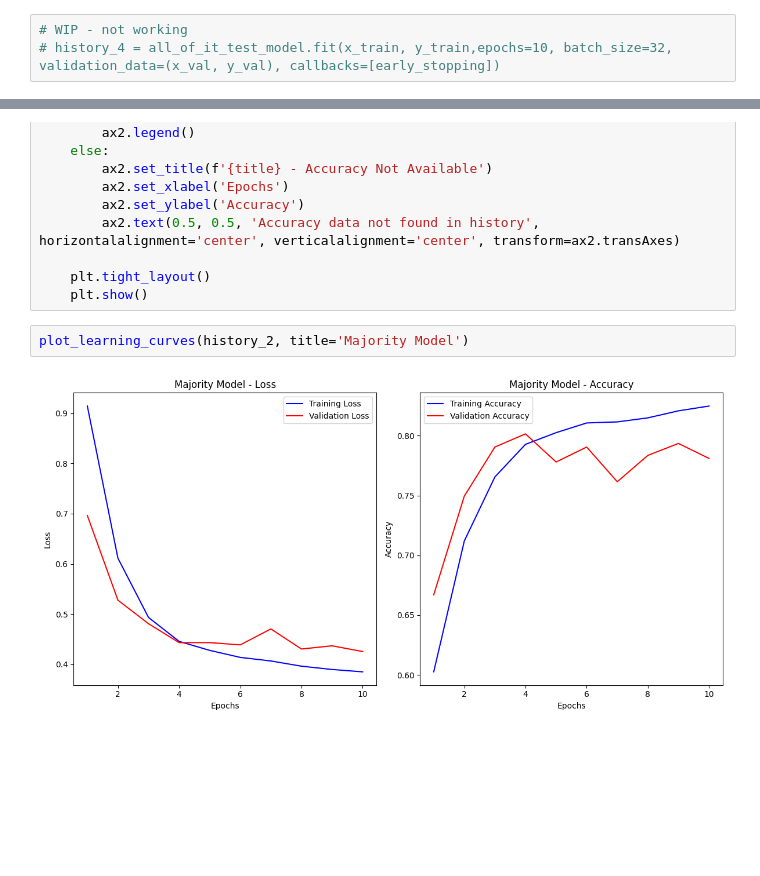
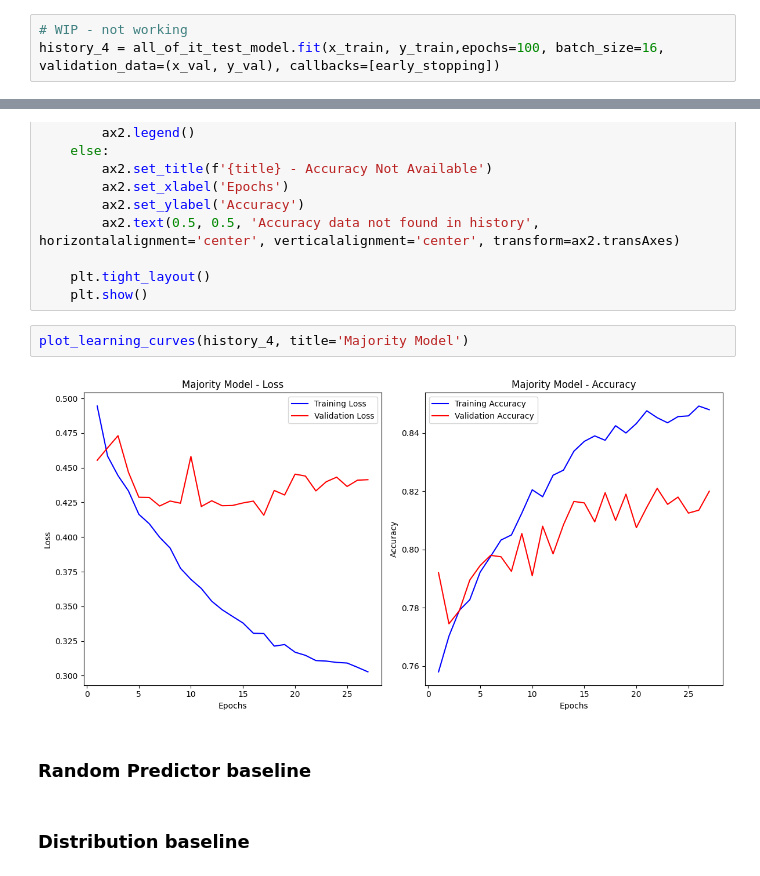
Before and after one commit to wilhelm-lab/dlomix, a Jupyter notebook: model_dev.ipynb, the cells around one changed output, grey strips where cells are left out. Drawn from its saved outputs; the diff is of its cells as text; blank space fills up the shorter version.

```diff
--- a/model_dev.ipynb
+++ b/model_dev.ipynb
@@ -152,3 +135,3 @@ Epoch 10/10
 # %%
 # WIP - not working
-# history_4 = all_of_it_test_model.fit(x_train, y_train,epochs=10, batch_size=32, validation_data=(x_val, y_val), callbacks=[early_stopping])
+history_4 = all_of_it_test_model.fit(x_train, y_train,epochs=100, batch_size=16, validation_data=(x_val, y_val), callbacks=[early_stopping])
@@ -202,6 +211,10 @@ def plot_learning_curves(history, title='Learning Curves'):
     plt.tight_layout()
     plt.show()
 # %%
-plot_learning_curves(history_2, title='Majority Model')
+plot_learning_curves(history_4, title='Majority Model')
 # %% [output]
-[figure, old version]
+[figure, new version]
+# %% [markdown]
+### Random Predictor baseline
+# %% [markdown]
+### Distribution baseline
```
Also changed, not shown: parts of 6 cells of this notebook, 3 other files.
